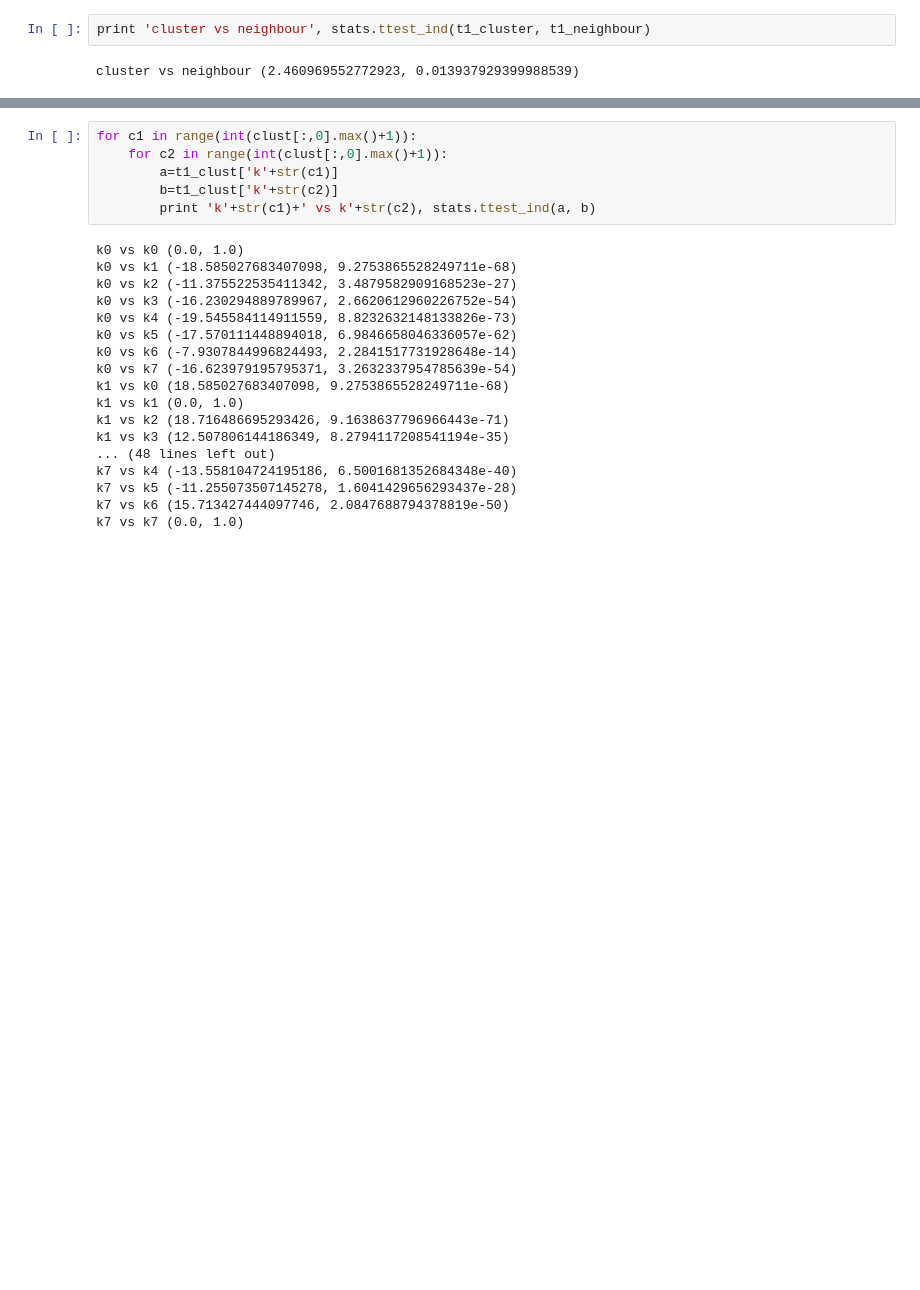
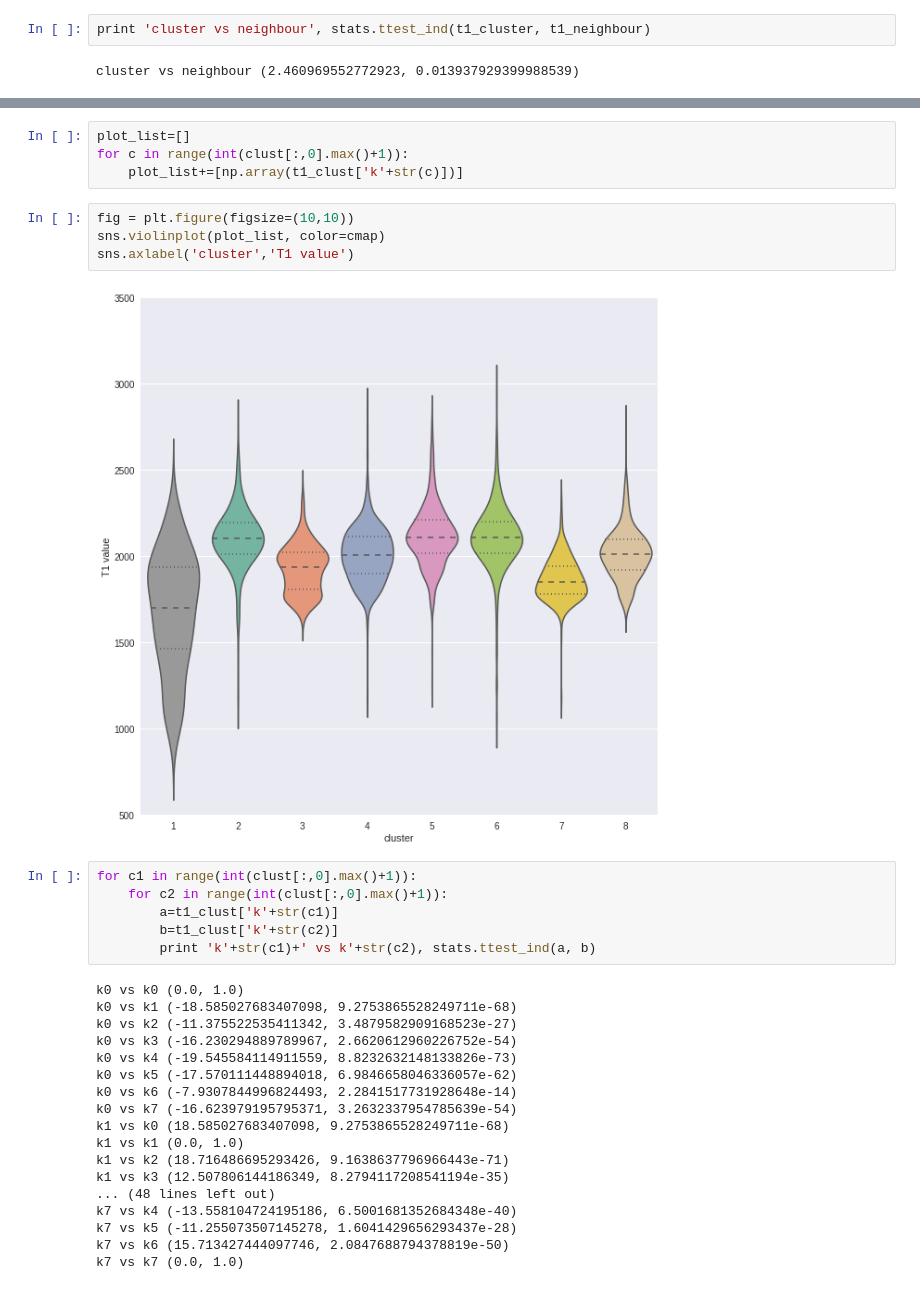
Before and after one commit to juhuntenburg/myelinconnect, a Jupyter notebook: t1_cluster_analysis.ipynb, the cells around one changed output, grey strips where cells are left out. Cells and saved outputs as stored; diff of their text form; blank space fills up the shorter version.

```diff
--- a/t1_cluster_analysis.ipynb
+++ b/t1_cluster_analysis.ipynb
@@ -271,3 +273,13 @@ hist(t1_neighbour, color='green',alpha=0.3)
+# %%
+plot_list=[]
+for c in range(int(clust[:,0].max()+1)):
+    plot_list+=[np.array(t1_clust['k'+str(c)])]
+# %%
+fig = plt.figure(figsize=(10,10))
+sns.violinplot(plot_list, color=cmap)
+sns.axlabel('cluster','T1 value')
+# %% [output]
+[figure, added]
 # %%
 for c1 in range(int(clust[:,0].max()+1)):
     for c2 in range(int(clust[:,0].max()+1)):
```
Also changed, not shown: parts of 3 cells of this notebook.
